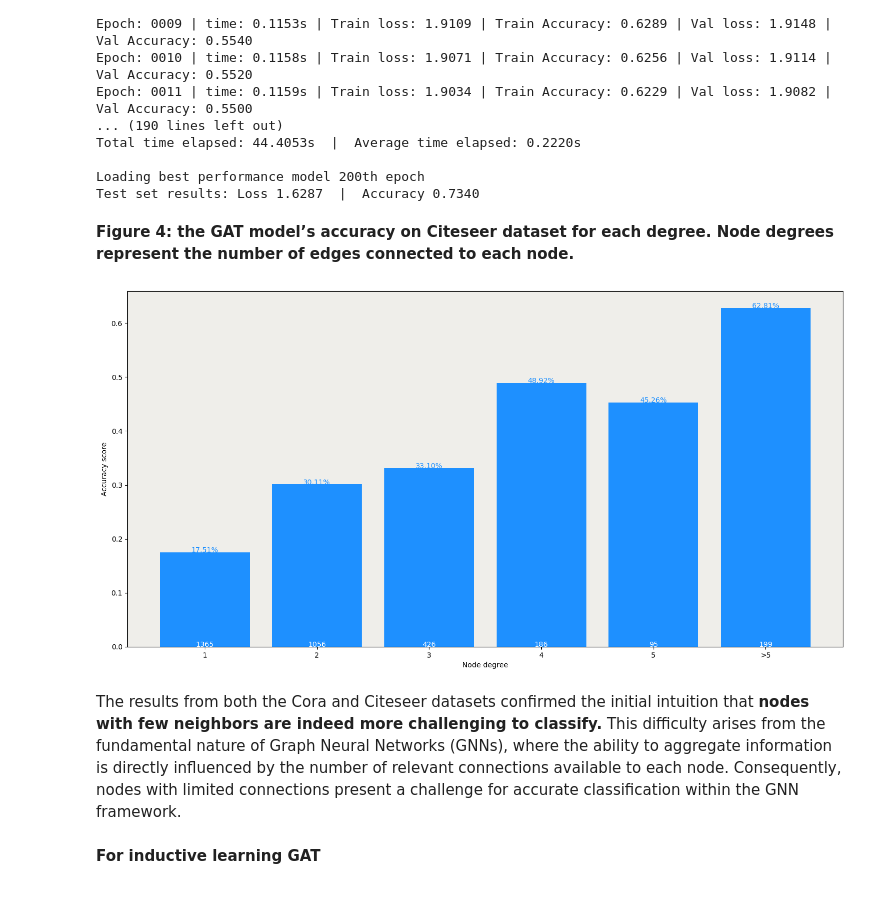
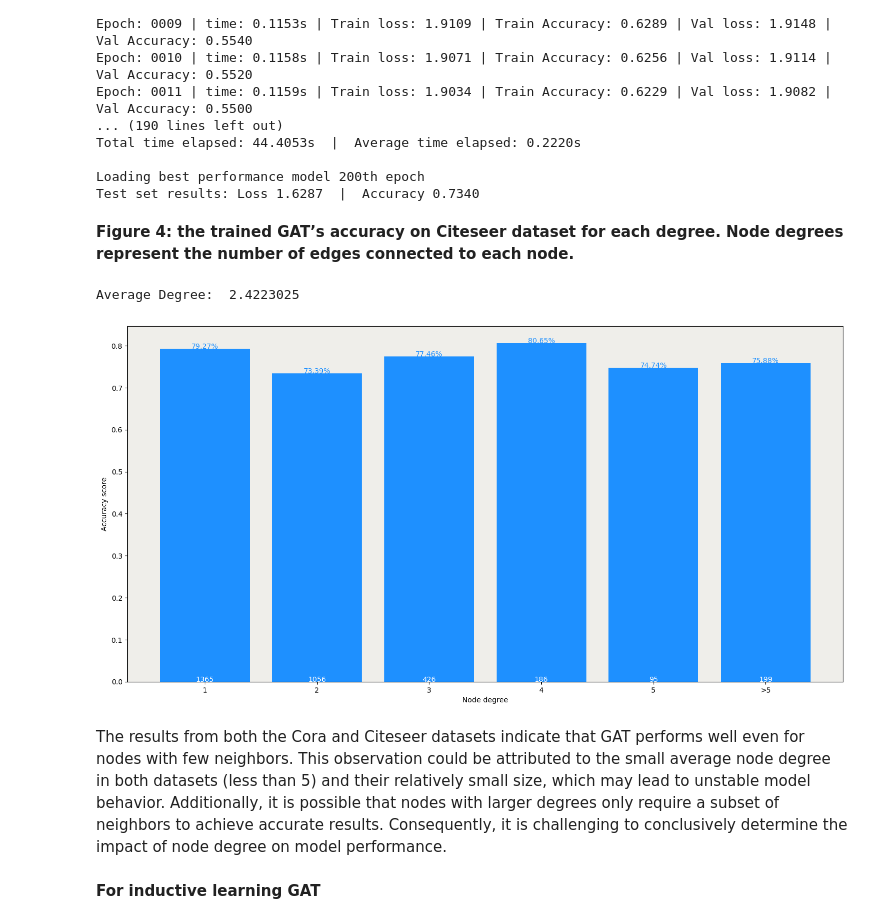
Before and after one commit to ranranrunforit/Reproducibility-Project, a Jupyter notebook: DL4H_Team_33_cz78.ipynb, the cells around one changed output. Drawn from its saved outputs; the diff is of its cells as text; code cells hidden in the pictures.

```diff
--- a/DL4H_Team_33_cz78.ipynb
+++ b/DL4H_Team_33_cz78.ipynb
@@ -1187,10 +1187,13 @@ In previous analyses, there was a suspicion that **poorly connected nodes could
 # %%
+state = torch.load('GAT_Cora_image', map_location=torch.device('cpu'))
+GAT_cora.load_state_dict(state['model_state_dict'])
+
 output = GAT_cora( features, adj_mat)
 
 # Calculate degrees of each node (sum of row values in the adjacency matrix)
 degrees = np.array(adj_mat.sum(axis=1).detach().cpu().numpy()).flatten()
 
-
+print("Average Degree: ", np.mean(degrees))
 # Store accuracy scores and sample sizes
 accuracies = []
 sizes = []
@@ -1266,51 +1270,55 @@ Total time elapsed: 44.4053s  |  Average time elapsed: 0.2220s
 Loading best performance model 200th epoch
 Test set results: Loss 1.6287  |  Accuracy 0.7340
 # %% [markdown]
-**Figure 4: the GAT model’s accuracy on Citeseer dataset for each degree. Node degrees represent the number of edges connected to each node.**
+**Figure 4: the trained GAT’s accuracy on Citeseer dataset for each degree. Node degrees represent the number of edges connected to each node.**
 # %%
+state = torch.load('GAT_Citeseer_image', map_location=torch.device('cpu'))
+GAT_citeseer.load_state_dict(state['model_state_dict'])
+
 output = GAT_citeseer( features, adj_mat)
 
 # Calculate degrees of each node (sum of row values in the adjacency matrix)
 degrees = np.array(adj_mat.sum(axis=1).detach().cpu().numpy()).flatten()
 
-
+print("Average Degree: ", np.mean(degrees))
 # Store accuracy scores and sample sizes
 accuracies = []
 sizes = []
 
 # Accuracy for degrees between 0 and 5
 for i in range(1, 6):
   mask = np.where(degrees == i)[0]
   # print(mask)
-  acc = (output[mask].argmax(dim=1) == labels[mask]).float().sum() / len( labels[mask])
+  acc = (output.argmax(dim=1)[mask] == labels[mask]).sum() / len( labels[mask])
   accuracies.append(acc.item())
   sizes.append(len(mask))
 
 
 # Accuracy for degrees > 5
 mask = np.where(degrees > 5)[0]
-accuracies.append(((output[mask].argmax(dim=1) == labels[mask]).float().sum() / len( labels[mask])).item())
+accuracies.append(((output.argmax(dim=1)[mask] == labels[mask]).sum() / len( labels[mask])).item())
 sizes.append(len(mask))
 
 import matplotlib.pyplot as plt
 # Bar plot
 fig, ax = plt.subplots(figsize=(18, 9))
 ax.set_xlabel('Node degree')
 ax.set_ylabel('Accuracy score')
 ax.set_facecolor('#EFEEEA')
 plt.bar(['1','2','3','4','5','>5'],
         accuracies,
         color='#1e90ff')
 for i in range(0, 6):
     plt.text(i, accuracies[i], f'{accuracies[i]*100:.2f}%',
              ha='center', color='#1e90ff')
 for i in range(0, 6):
     plt.text(i, accuracies[i]//2, sizes[i],
              ha='center', color='white')
 # %% [output]
+Average Degree:  2.4223025
-[figure, old version]
+[figure, new version]
-# %% [markdown]
-The results from both the Cora and Citeseer datasets confirmed the initial intuition that **nodes with few neighbors are indeed more challenging to classify.** This difficulty arises from the fundamental nature of Graph Neural Networks (GNNs), where the ability to aggregate information is directly influenced by the number of relevant connections available to each node. Consequently, nodes with limited connections present a challenge for accurate classification within the GNN framework.
+# %% [markdown]
+The results from both the Cora and Citeseer datasets indicate that GAT performs well even for nodes with few neighbors. This observation could be attributed to the small average node degree in both datasets (less than 5) and their relatively small size, which may lead to unstable model behavior. Additionally, it is possible that nodes with larger degrees only require a subset of neighbors to achieve accurate results. Consequently, it is challenging to conclusively determine the impact of node degree on model performance.
 # %% [markdown]
 **For inductive learning GAT**
 # %%
```
Also changed, not shown: parts of 3 cells of this notebook.
